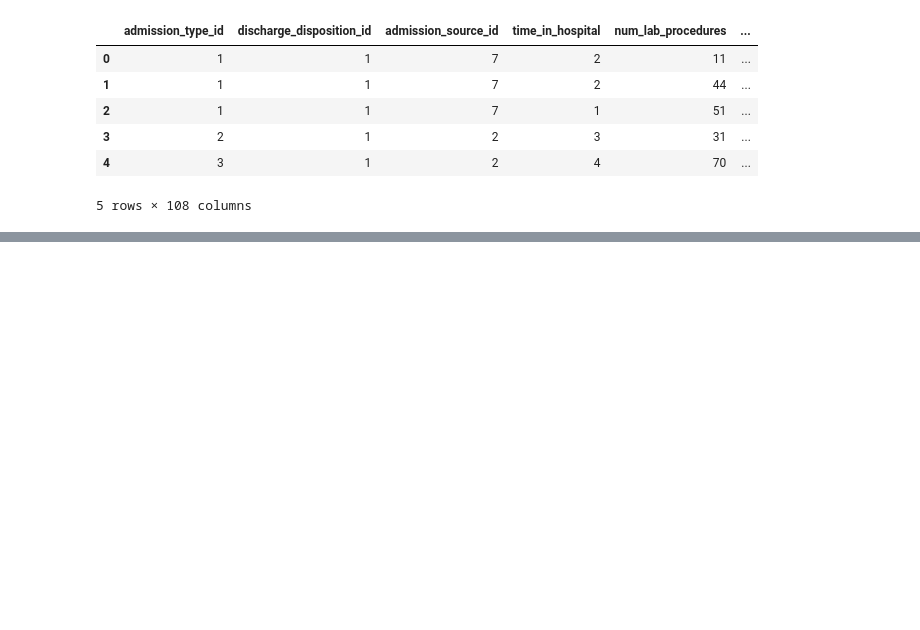
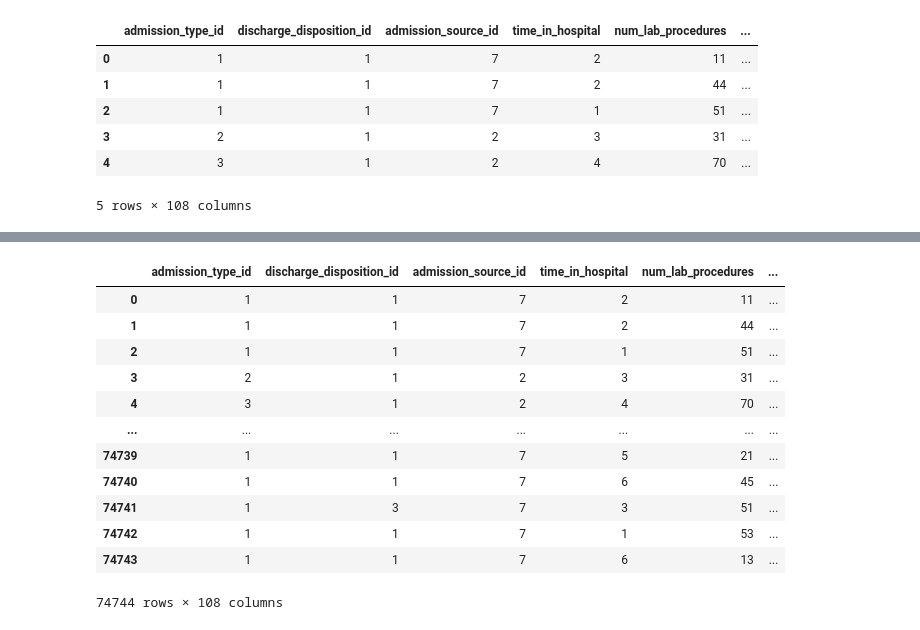
Before and after one commit to gemmagt/mlpharma-examples, a Jupyter notebook: 01-clinical-readmission-prediction/clinical-readmission-prediction.ipynb, the cells around one changed output, grey strips where cells are left out. Drawn from its saved outputs; the diff is of its cells as text; code cells hidden in the pictures; blank space fills up the shorter version.

```diff
--- a/01-clinical-readmission-prediction/clinical-readmission-prediction.ipynb
+++ b/01-clinical-readmission-prediction/clinical-readmission-prediction.ipynb
@@ -74,3 +73,18 @@ OperationalError: no such column: patient_nbr
 # %%
 # Load for ML
 df_clean = pd.read_sql("SELECT * FROM patients;", conn)
+df_clean
+# %% [output]
+|  | admission_type_id | discharge_disposition_id | admission_source_id | time_in_hospital | num_lab_procedures | ... |
+| 0 | 1 | 1 | 7 | 2 | 11 | ... |
+| 1 | 1 | 1 | 7 | 2 | 44 | ... |
+| 2 | 1 | 1 | 7 | 1 | 51 | ... |
+| 3 | 2 | 1 | 2 | 3 | 31 | ... |
+| 4 | 3 | 1 | 2 | 4 | 70 | ... |
+| ... | ... | ... | ... | ... | ... | ... |
+| 74739 | 1 | 1 | 7 | 5 | 21 | ... |
+| 74740 | 1 | 1 | 7 | 6 | 45 | ... |
+| 74741 | 1 | 3 | 7 | 3 | 51 | ... |
+| 74742 | 1 | 1 | 7 | 1 | 53 | ... |
+| 74743 | 1 | 1 | 7 | 6 | 13 | ... |
+74744 rows × 108 columns
```
Also changed, not shown: parts of 11 cells of this notebook, 1 other file.
